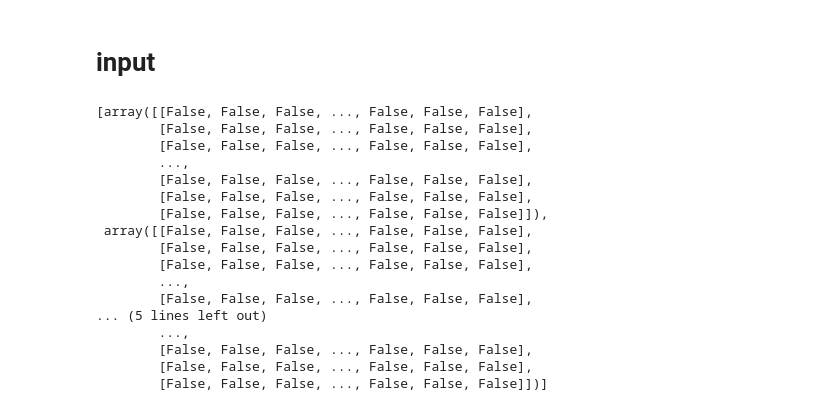
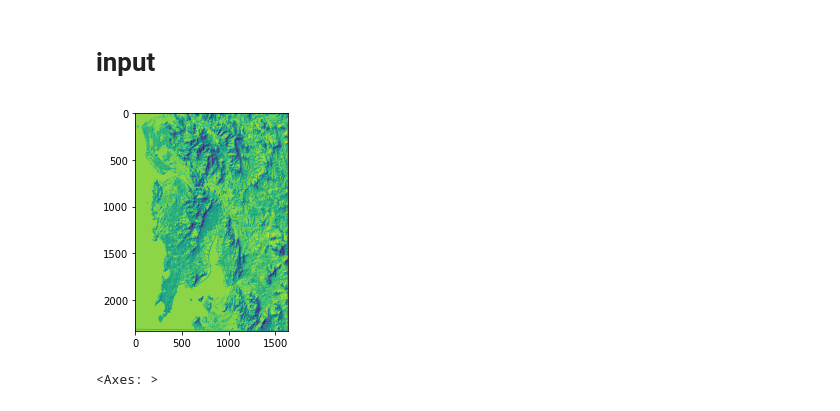
Before and after one commit to alexandrepereiraarq/geo_functions, a Jupyter notebook: src/data/05_calculate_hillshade_slope.ipynb, the cells around one changed output. Cells and saved outputs as stored; diff of their text form; code cells hidden in the pictures.

```diff
--- a/src/data/05_calculate_hillshade_slope.ipynb
+++ b/src/data/05_calculate_hillshade_slope.ipynb
@@ -22,11 +23,18 @@ def hillshade(array, azimuth, angle_altitude):
     azimuthrad = azimuth*np.pi / 180.
     altituderad = angle_altitude*np.pi / 180.
 
-
-    shaded = np.sin(altituderad) * np.sin(slope) \
+    shaded = (
+        (
+            np.sin(altituderad) * np.sin(slope) \
      + np.cos(altituderad) * np.cos(slope) \
      * np.cos(azimuthrad - aspect)
-    return 255*(shaded + 1)/2
+     ) +1
+     ) / 2
+    #normalize shaded between 1 and 255
+    normal_shaded = (shaded * 254) + 1
+
+    shaded_raster = shaded.astype('float32')
+    return shaded_raster
 # %%
 # slope function
 def slope(array):
@@ -37,9 +48,7 @@ def slope(array):
 # input
 # %%
 #input a raster file
-raster_path = Path("D:\\Dropbox\\x\\PostDoc\\23 10 LMU\\13 exp_cases\\24 01 Urban SSP MAN MUM JAK\\GIS_temp\\")
-raster_file = 'MUM_URB_urban_evolution_EOC_WUF.tif'
+#raster_path = Path("D:\\Dropbox\\x\\PostDoc\\23 10 LMU\\13 exp_cases\\24 01 Urban SSP MAN MUM JAK\\GIS_temp\\")
+raster_path = Path('/Users/X/Library/CloudStorage/Dropbox/x/PostDoc/23 10 LMU/13 exp_cases/24 01 Urban SSP MAN MUM JAK/GIS_temp')
+raster_file = 'MUM_DEM_TanDEM_X_30m.tif'
 in_raster = rasterio.open(raster_path/raster_file)
-
-#get the values to extract
-values_list = [1985, 2000, 2015]
@@ -48,21 +55,18 @@ extracted_raster_list = extract_rasters(in_raster.read(1), values_list)
-# %%
-extracted_raster_list
-# %% [output]
-[array([[False, False, False, ..., False, False, False],
-        [False, False, False, ..., False, False, False],
-        [False, False, False, ..., False, False, False],
-        ...,
-        [False, False, False, ..., False, False, False],
-        [False, False, False, ..., False, False, False],
-        [False, False, False, ..., False, False, False]]),
- array([[False, False, False, ..., False, False, False],
-        [False, False, False, ..., False, False, False],
-        [False, False, False, ..., False, False, False],
-        ...,
-        [False, False, False, ..., False, False, False],
-... (5 lines left out)
-        ...,
-        [False, False, False, ..., False, False, False],
-        [False, False, False, ..., False, False, False],
-        [False, False, False, ..., False, False, False]])]
+# %%
+#calculate hillshade
+hillshade_raster = hillshade(in_raster.read(1), 315, 45)
+
+#exporting the raster
+out_path = raster_path
+out_file = 'MUM_DEM_hillshade_TanDEM_X_30m.tif'
+out_url = out_path/out_file
+with rasterio.open(out_url, "w", driver='GTiff',
+                    height = in_raster.shape[0], width=in_raster.shape[1],
+                    count=1, dtype=list(in_raster.dtypes)[0],
+                    crs=in_raster.crs, transform = in_raster.transform) as dest:
+        dest.write(hillshade_raster, indexes=1)
+show(hillshade_raster)
+# %% [output]
+[figure, added]
+<Axes: >
 # %%
```
Also changed, not shown: parts of 4 cells of this notebook.
